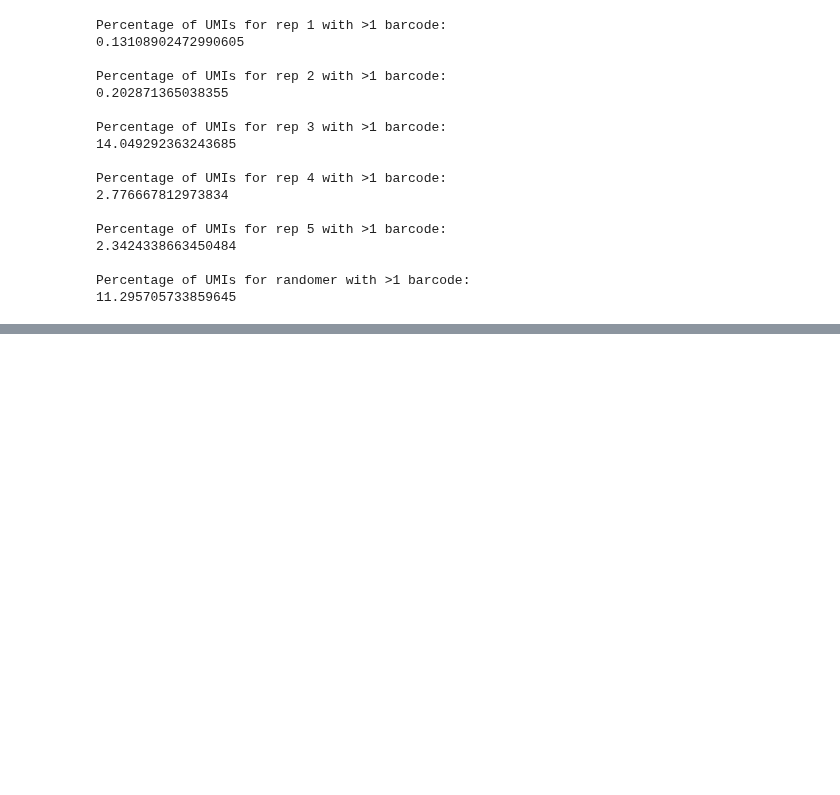
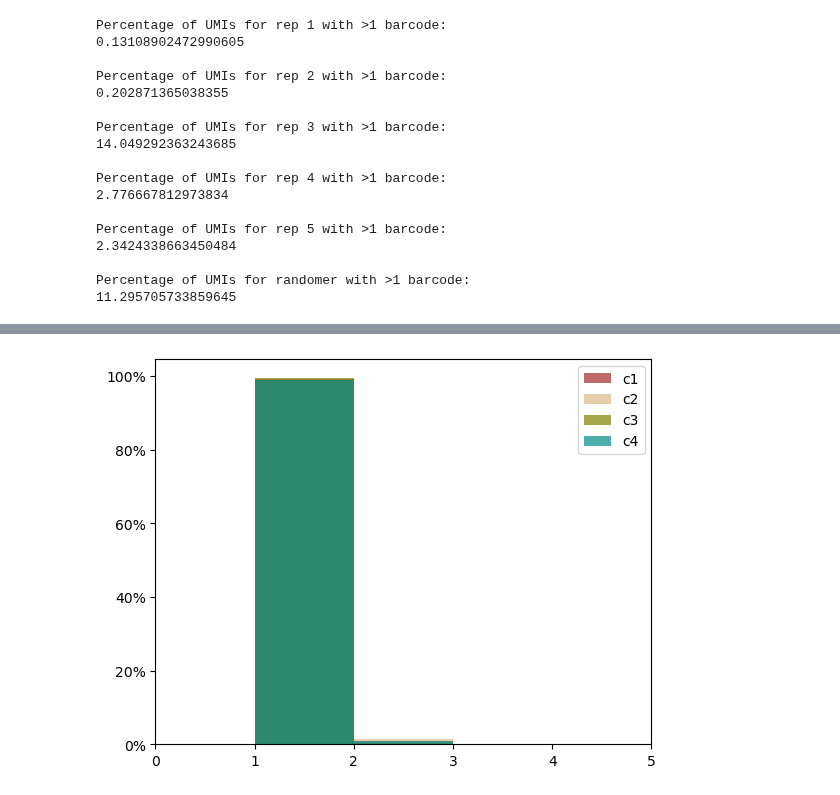
Before and after one commit to MEUrbanek/rabies_barcode_tech, a Jupyter notebook: scripts/06_template_switching.ipynb, the cells around one changed output, grey strips where cells are left out. Saved outputs shown, nothing was run; the diff lists cells and outputs as text; code cells hidden in the pictures; blank space fills up the shorter version.

```diff
--- a/scripts/06_template_switching.ipynb
+++ b/scripts/06_template_switching.ipynb
@@ -172,0 +251,18 @@ Percentage of UMIs for randomer with >1 barcode:
+# %%
+#Real slices
+plt.figure().set_figheight(5)
+plt.hist(c1['barcode'], bins=np.arange(0,c1['barcode'].max() + 5,1), color='brown', alpha=0.7, label='c1', weights=np.ones(len(c1['barcode']))/ len(c1['barcode']))
+plt.hist(c2['barcode'], bins=np.arange(0,c2['barcode'].max() + 5,1), color='burlywood', alpha=0.7, label='c2', weights=np.ones(len(c2['barcode']))/ len(c2['barcode']))
+plt.hist(c3['barcode'], bins=np.arange(0,c3['barcode'].max() + 5,1), color='olive', alpha=0.7, label='c3', weights=np.ones(len(c3['barcode']))/ len(c3['barcode']))
+plt.hist(c4['barcode'], bins=np.arange(0,c4['barcode'].max() + 5,1), color='darkcyan', alpha=0.7, label='c4', weights=np.ones(len(c4['barcode']))/ len(c4['barcode']))
+
+
+plt.gca().yaxis.set_major_formatter(PercentFormatter(1))
+plt.xlabel='Barcodes per UMI'
+plt.xlim([0,5])
+#plt.yscale('log')
+plt.legend()
+plt.savefig('cvs_cell_template_switching.pdf', bbox_inches='tight', format='pdf')
+plt.show()
+# %% [output]
+[figure, added]
```
Also changed, not shown: parts of 10 cells of this notebook.
